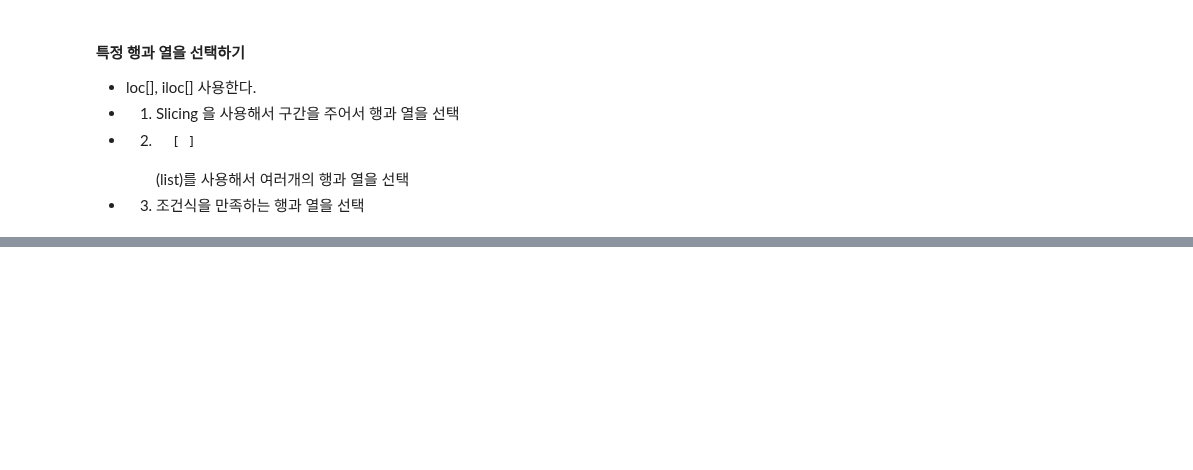
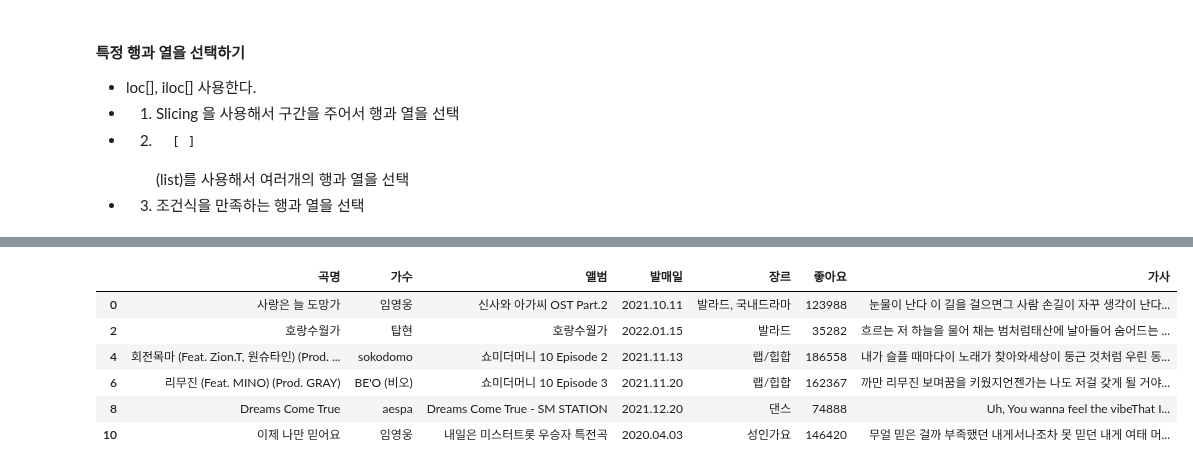
Before and after one commit to TheMatw/python_webscraping, a Jupyter notebook: 05Melon100Chart.ipynb, the cells around one changed output, grey strips where cells are left out. Cells and saved outputs as stored; diff of their text form; code cells hidden in the pictures; blank space fills up the shorter version.

```diff
--- a/05Melon100Chart.ipynb
+++ b/05Melon100Chart.ipynb
@@ -353,0 +362,11 @@ song_df
+# %%
+# Slicing : 인덱스가 0부터 10까지의 행과 모든 열을 선택하기 , 1개의 행을 skip
+song_df.loc[0:10:2] # song_df.loc[0:10:2,:]
+# %% [output]
+|  | 곡명 | 가수 | 앨범 | 발매일 | 장르 | 좋아요 | 가사 |
+| 0 | 사랑은 늘 도망가 | 임영웅 | 신사와 아가씨 OST Part.2 | 2021.10.11 | 발라드, 국내드라마 | 123988 | 눈물이 난다 이 길을 걸으면그 사람 손길이 자꾸 생각이 난다... |
+| 2 | 호랑수월가 | 탑현 | 호랑수월가 | 2022.01.15 | 발라드 | 35282 | 흐르는 저 하늘을 물어 채는 범처럼태산에 날아들어 숨어드는 ... |
+| 4 | 회전목마 (Feat. Zion.T, 원슈타인) (Prod. ... | sokodomo | 쇼미더머니 10 Episode 2 | 2021.11.13 | 랩/힙합 | 186558 | 내가 슬플 때마다이 노래가 찾아와세상이 둥근 것처럼 우린 동... |
+| 6 | 리무진 (Feat. MINO) (Prod. GRAY) | BE'O (비오) | 쇼미더머니 10 Episode 3 | 2021.11.20 | 랩/힙합 | 162367 | 까만 리무진 보며꿈을 키웠지언젠가는 나도 저걸 갖게 될 거야... |
+| 8 | Dreams Come True | aespa | Dreams Come True - SM STATION | 2021.12.20 | 댄스 | 74888 | Uh, You wanna feel the vibeThat I... |
+| 10 | 이제 나만 믿어요 | 임영웅 | 내일은 미스터트롯 우승자 특전곡 | 2020.04.03 | 성인가요 | 146420 | 무얼 믿은 걸까 부족했던 내게서나조차 못 믿던 내게 여태 머... |
```
Also changed, not shown: parts of 6 cells of this notebook.
